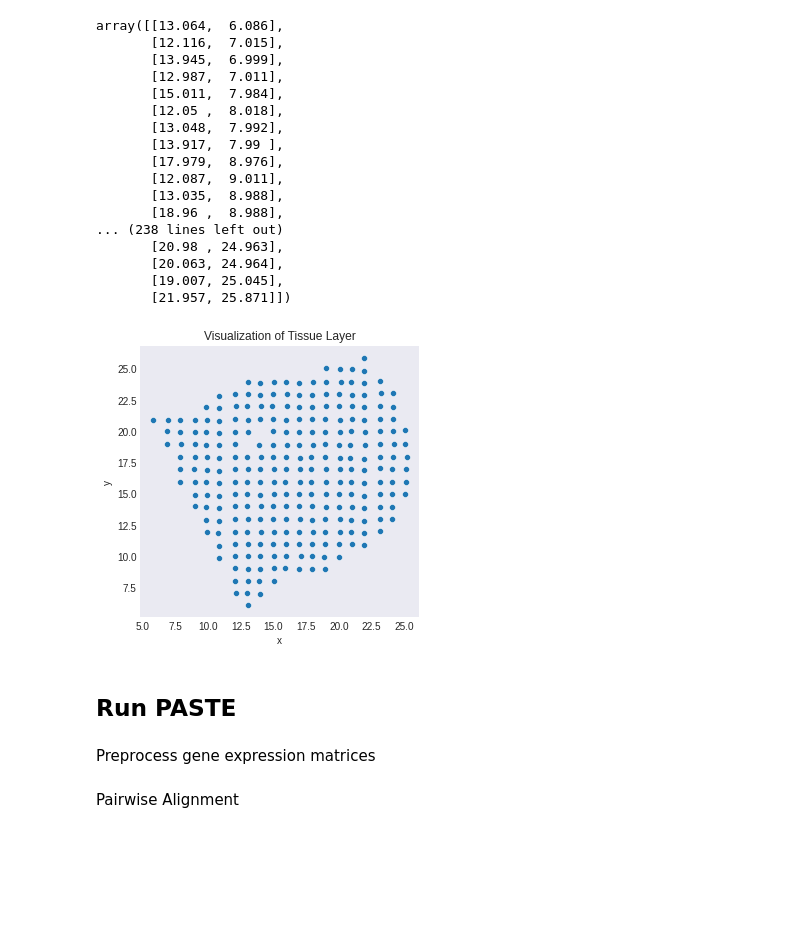
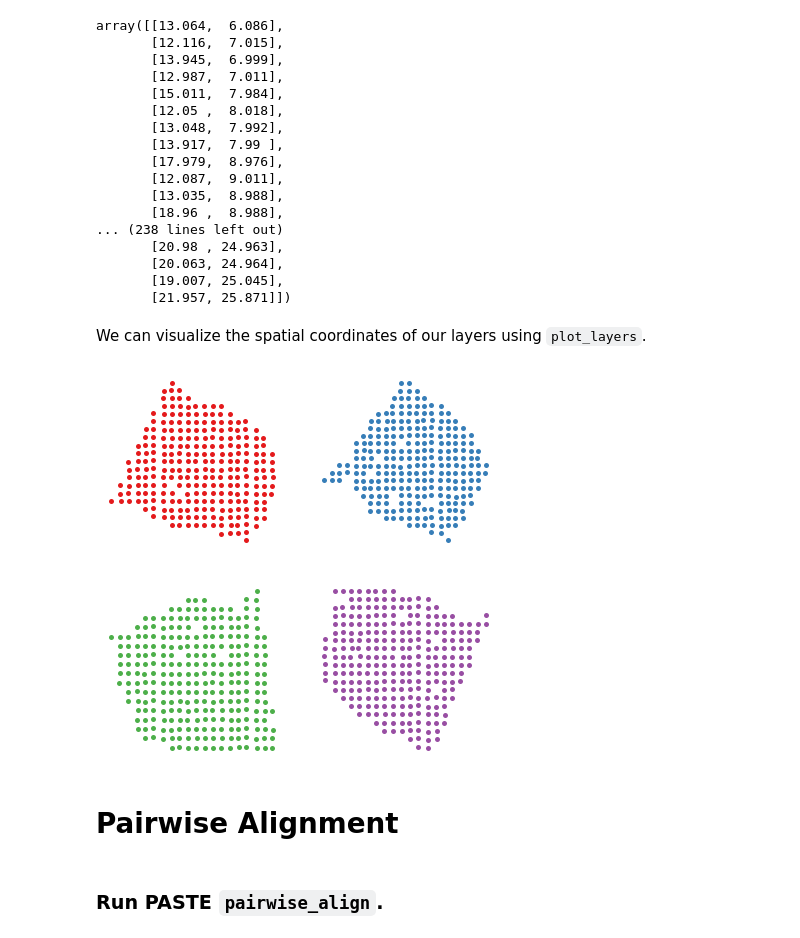
Before and after one commit to raphael-group/paste, a Jupyter notebook: Tutorial.ipynb, the cells around one changed output. Drawn from its saved outputs; the diff is of its cells as text; code cells hidden in the pictures; blank space fills up the shorter version.

```diff
--- a/Tutorial.ipynb
+++ b/Tutorial.ipynb
@@ -26,11 +27,14 @@ def getCoordinates(df):
 layer1_path = "sample_data/layer1.csv"
 layer2_path = "sample_data/layer2.csv"
 layer3_path = "sample_data/layer3.csv"
+layer4_path = "sample_data/layer4.csv"
 layer1_raw_df = pd.read_csv(layer1_path, index_col=0)
 layer2_raw_df = pd.read_csv(layer2_path, index_col=0)
 layer3_raw_df = pd.read_csv(layer3_path, index_col=0)
+layer4_raw_df = pd.read_csv(layer4_path, index_col=0)
 
 
 layer1 = STLayer(layer1_raw_df, getCoordinates(layer1_raw_df))
 layer2 = STLayer(layer2_raw_df, getCoordinates(layer2_raw_df))
 layer3 = STLayer(layer3_raw_df, getCoordinates(layer3_raw_df))
+layer4 = STLayer(layer4_raw_df, getCoordinates(layer4_raw_df))
@@ -70,11 +85,20 @@ array([[13.064,  6.086],
        [20.063, 24.964],
        [19.007, 25.045],
        [21.957, 25.871]])
-# %%
-layer1.plot()
-# %% [output]
-[figure, removed]
+# %% [markdown]
+We can visualize the spatial coordinates of our layers using `plot_layers`.
+# %%
+layer_colors = ['#e41a1c','#377eb8','#4daf4a','#984ea3']
+
+fig, axs = plt.subplots(2, 2,figsize=(7,7))
+plot_layer(layer1,layer_colors[0],ax=axs[0,0])
+plot_layer(layer2,layer_colors[1],ax=axs[0,1])
+plot_layer(layer3,layer_colors[2],ax=axs[1,0])
+plot_layer(layer4,layer_colors[3],ax=axs[1,1])
+plt.show()
+# %% [output]
+[figure, added]
+# %% [markdown]
+# Pairwise Alignment
 # %% [markdown]
-## Run PASTE
+### Run PASTE `pairwise_align`.
-# %% [markdown]
-Preprocess gene expression matrices
@@ -85,2 +104,0 @@ layer3.filter_genes(15)
-# %% [markdown]
-Pairwise Alignment
```
Also changed, not shown: parts of 38 cells of this notebook, 6 other files.
